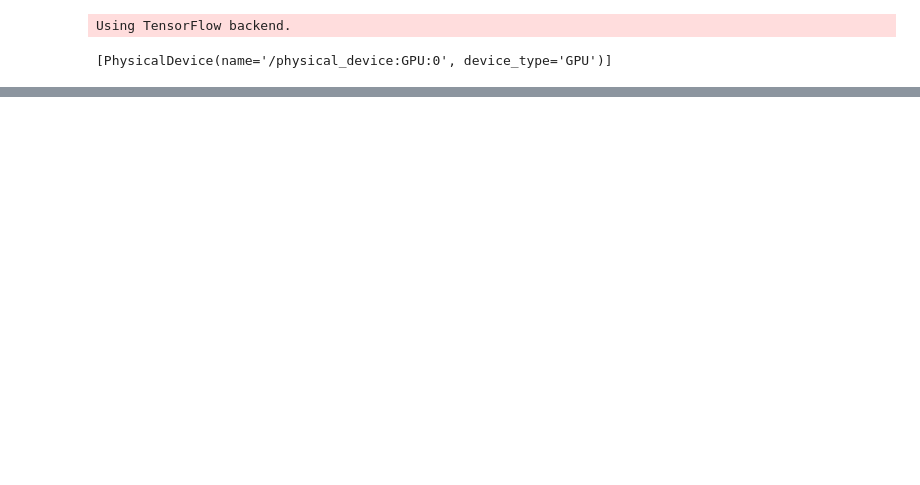
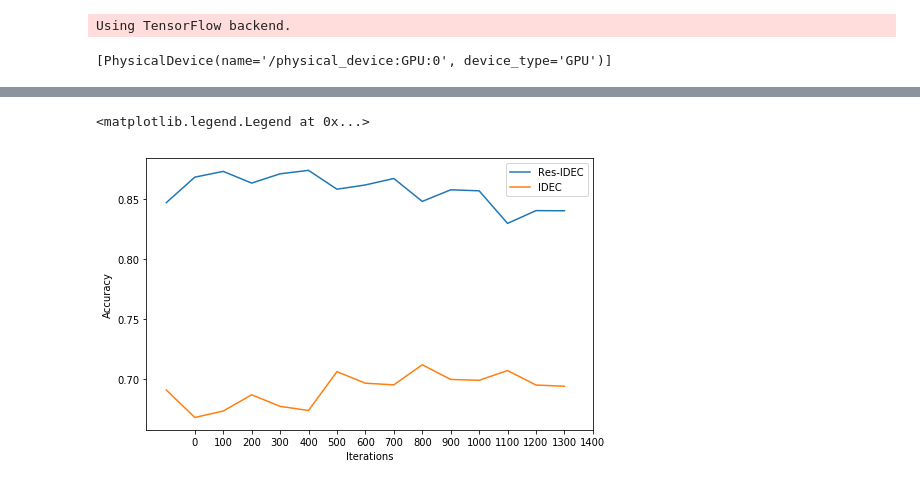
Before and after one commit to FX196/SETI-Energy-Detection, a Jupyter notebook: Autoencoder-GPU.ipynb, the cells around one changed output, grey strips where cells are left out. Cells and saved outputs as stored; diff of their text form; code cells hidden in the pictures; blank space fills up the shorter version.

```diff
--- a/Autoencoder-GPU.ipynb
+++ b/Autoencoder-GPU.ipynb
@@ -472,0 +703,15 @@ Found 66973 images belonging to 11 classes.
+# %%
+stats = pickle.load(open("res_idec_stats_last.pkl", "rb"))
+# %%
+stats_orig = pickle.load(open("idec_orig_stats.pkl", "rb"))
+# %%
+plt.figure(figsize=(8, 5))
+plt.plot(stats["acc"][1:16], label="Res-IDEC")
+plt.plot(stats_orig["acc"][1:16], label="IDEC")
+plt.xlabel("Iterations")
+plt.ylabel("Accuracy")
+plt.xticks(np.arange(1, 16), np.arange(0, 1500, 100))
+plt.legend()
+# %% [output]
+<matplotlib.legend.Legend at 0x...>
+[figure, added]
```
Also changed, not shown: parts of 77 cells of this notebook.
